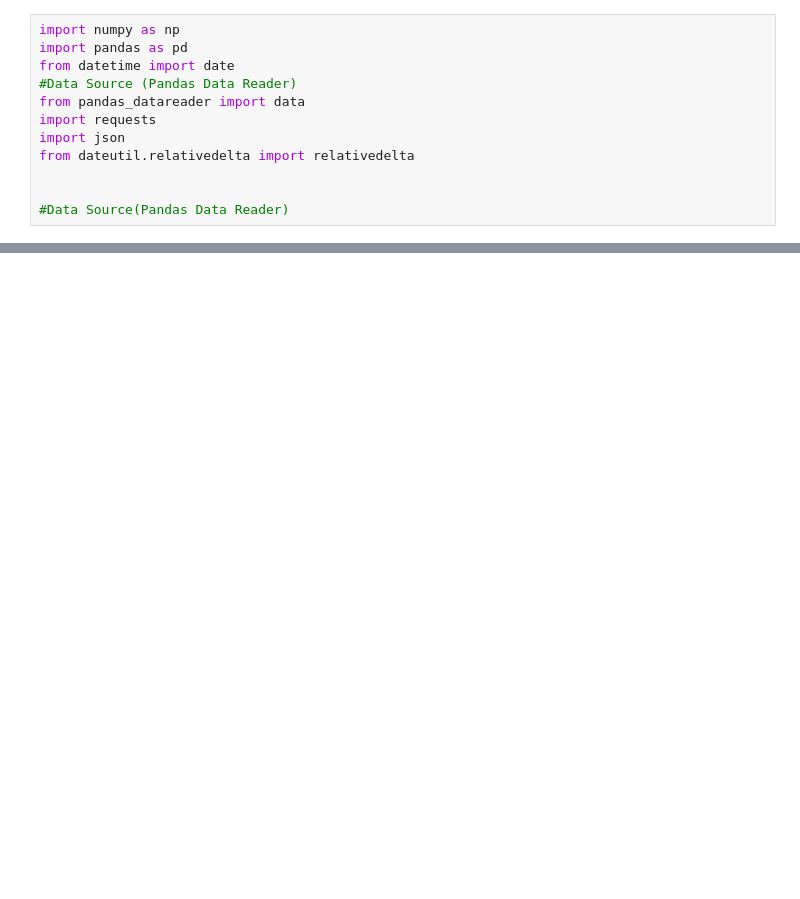
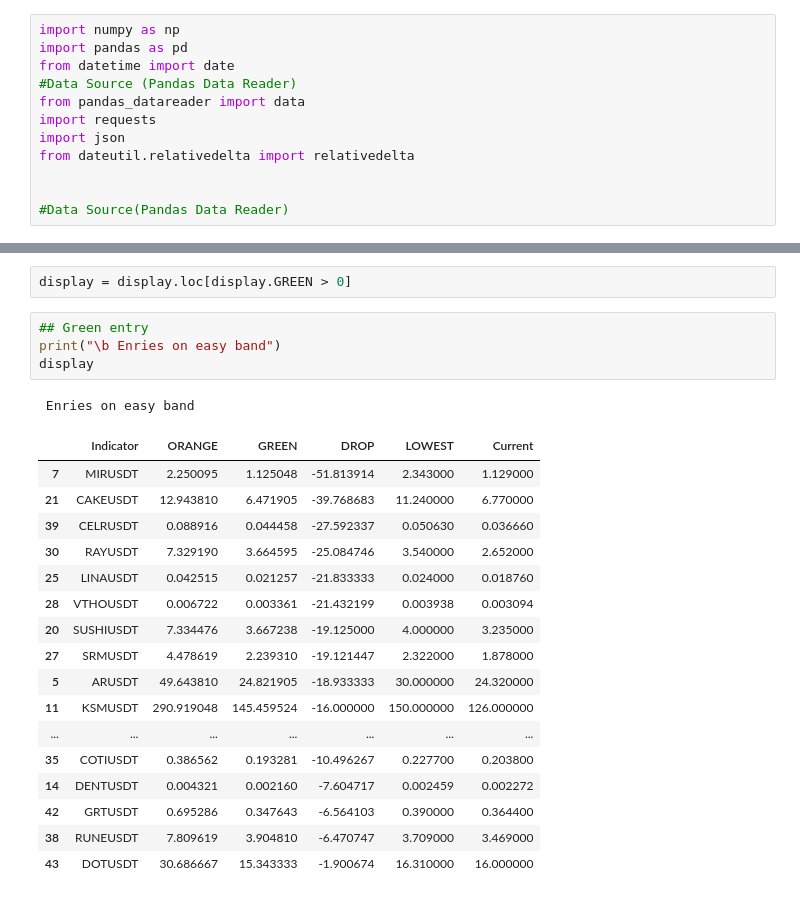
Before and after one commit to hjabbour/ML, a Jupyter notebook: FixEntries.ipynb, the cells around one changed output, grey strips where cells are left out. Drawn from its saved outputs; the diff is of its cells as text; blank space fills up the shorter version.

```diff
--- a/FixEntries.ipynb
+++ b/FixEntries.ipynb
@@ -251,0 +226,25 @@ See the caveats in the documentation: https://pandas.pydata.org/pandas-docs/stab
+# %%
+display = display.loc[display.GREEN > 0]
+# %%
+## Green entry
+print("\b Enries on easy band")
+display
+# %% [output]
+ Enries on easy band
+|  | Indicator | ORANGE | GREEN | DROP | LOWEST | Current |
+| 7 | MIRUSDT | 2.250095 | 1.125048 | -51.813914 | 2.343000 | 1.129000 |
+| 21 | CAKEUSDT | 12.943810 | 6.471905 | -39.768683 | 11.240000 | 6.770000 |
+| 39 | CELRUSDT | 0.088916 | 0.044458 | -27.592337 | 0.050630 | 0.036660 |
+| 30 | RAYUSDT | 7.329190 | 3.664595 | -25.084746 | 3.540000 | 2.652000 |
+| 25 | LINAUSDT | 0.042515 | 0.021257 | -21.833333 | 0.024000 | 0.018760 |
+| 28 | VTHOUSDT | 0.006722 | 0.003361 | -21.432199 | 0.003938 | 0.003094 |
+| 20 | SUSHIUSDT | 7.334476 | 3.667238 | -19.125000 | 4.000000 | 3.235000 |
+| 27 | SRMUSDT | 4.478619 | 2.239310 | -19.121447 | 2.322000 | 1.878000 |
+| 5 | ARUSDT | 49.643810 | 24.821905 | -18.933333 | 30.000000 | 24.320000 |
+| 11 | KSMUSDT | 290.919048 | 145.459524 | -16.000000 | 150.000000 | 126.000000 |
+| ... | ... | ... | ... | ... | ... | ... |
+| 35 | COTIUSDT | 0.386562 | 0.193281 | -10.496267 | 0.227700 | 0.203800 |
+| 14 | DENTUSDT | 0.004321 | 0.002160 | -7.604717 | 0.002459 | 0.002272 |
+| 42 | GRTUSDT | 0.695286 | 0.347643 | -6.564103 | 0.390000 | 0.364400 |
+| 38 | RUNEUSDT | 7.809619 | 3.904810 | -6.470747 | 3.709000 | 3.469000 |
+| 43 | DOTUSDT | 30.686667 | 15.343333 | -1.900674 | 16.310000 | 16.000000 |
```
Also changed, not shown: parts of 5 cells of this notebook, 21 other files.
